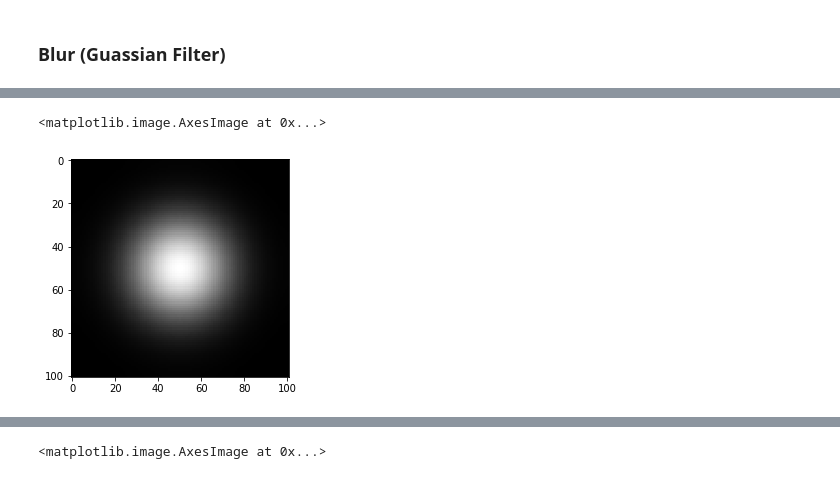
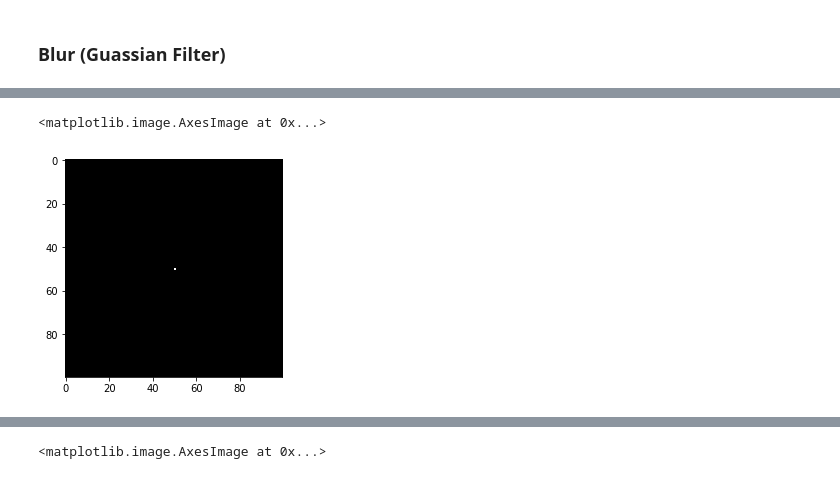
Before and after one commit to melvinwevers/CV_tutorial, a Jupyter notebook: CV_tutorial-Lite.ipynb, the cells around one changed output, grey strips where cells are left out. Saved outputs shown, nothing was run; the diff lists cells and outputs as text; code cells hidden in the pictures.

```diff
--- a/CV_tutorial-Lite.ipynb
+++ b/CV_tutorial-Lite.ipynb
@@ -115,6 +147,9 @@ plt.imshow(x, interpolation='none', cmap='gray')
-# %%
-# WHAT IS THIS?
-plt.imshow(y, interpolation='none', cmap='gray')
-# %% [output]
-<matplotlib.image.AxesImage at 0x...>
-[figure, removed]
+# %%
+# Here we initialize a matrix of 100 x 100 pixels with a value zero.
+# And we also add a pixel of value 1 at position 50, 50.
+x = np.zeros((100, 100))
+x[50, 50] = 1
+plt.imshow(x, interpolation='none', cmap='gray')
+# %% [output]
+<matplotlib.image.AxesImage at 0x...>
+[figure, added]
```
Also changed, not shown: parts of 83 cells of this notebook, 3 other files.
